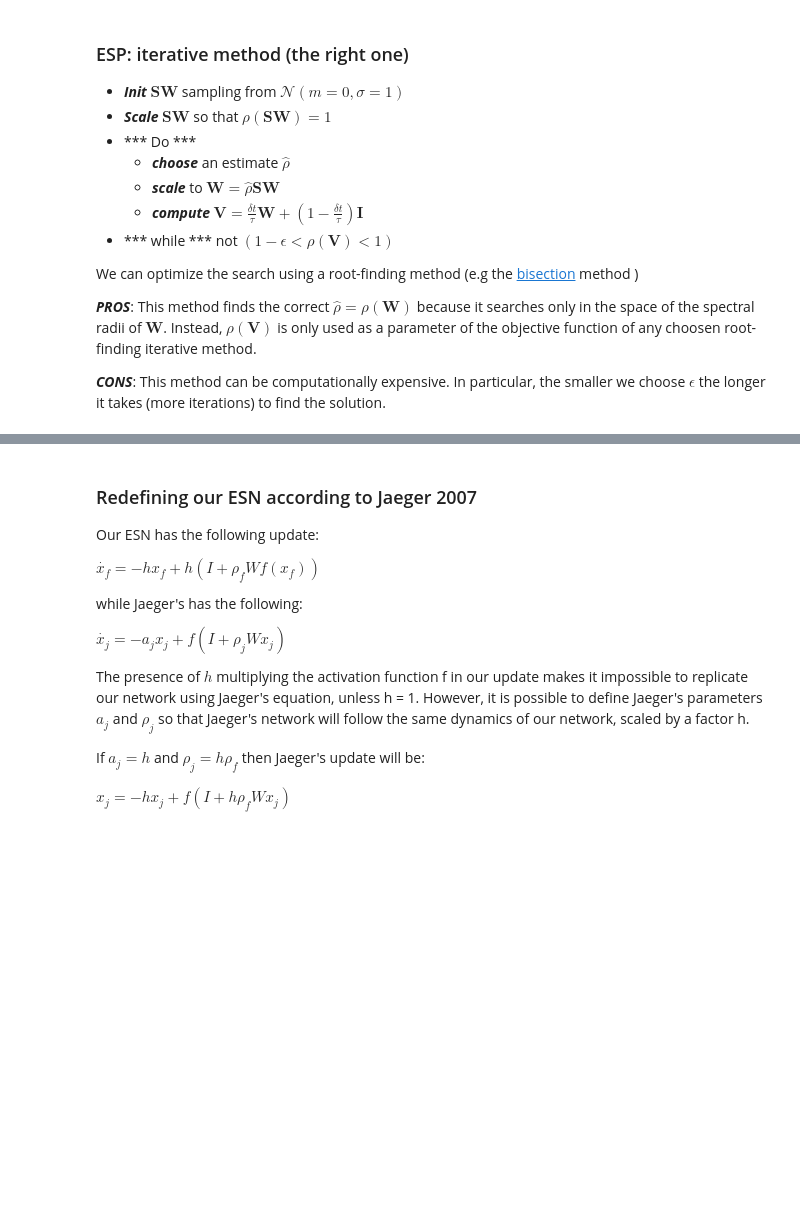
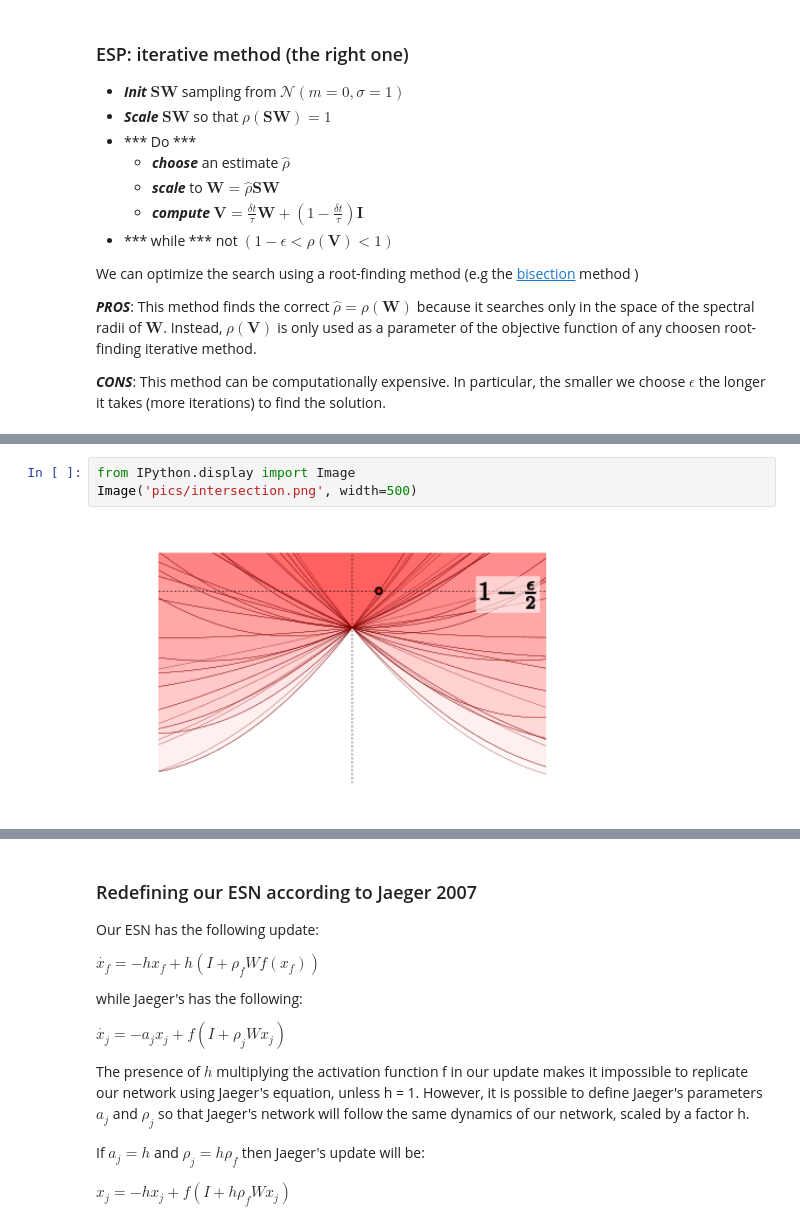
Before and after one commit to francesco-mannella/Echo-State-Networks, a Jupyter notebook: ESN-definition.ipynb, the cells around one changed output, grey strips where cells are left out. Saved outputs shown, nothing was run; the diff lists cells and outputs as text; blank space fills up the shorter version.

Commit message:
image

```diff
--- a/ESN-definition.ipynb
+++ b/ESN-definition.ipynb
@@ -357,3 +354,8 @@ in that point) or less than $1 -\frac{\epsilon}{2}$.
+# %%
+from IPython.display import Image
+Image('pics/intersection.png', width=500)
+# %% [output]
+[figure, added]
 # %%
 target = 1 - epsilon/2.
 
```
Also changed, not shown: parts of 5 cells of this notebook, 1 other file.
